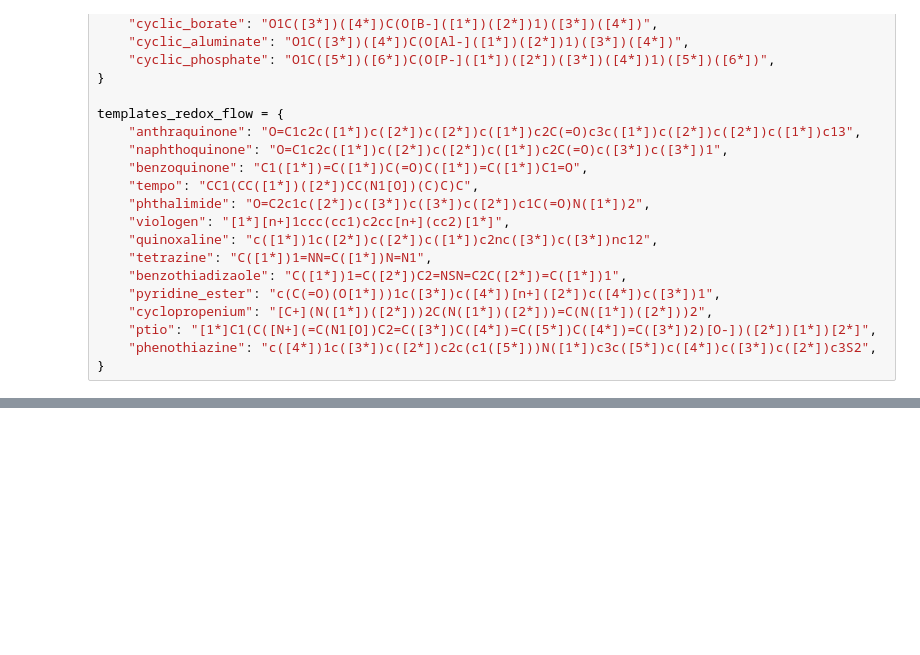
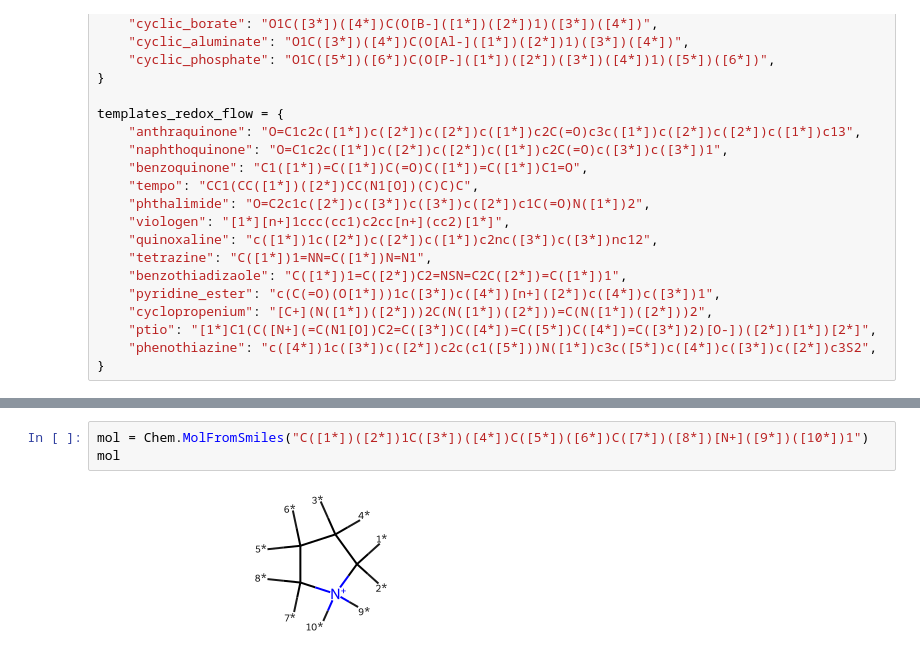
Before and after one commit to Open-Catalyst-Project/om-data, a Jupyter notebook: electrolytes/functionalization/functional_group_substitution.ipynb, the cells around one changed output, grey strips where cells are left out. Cells and saved outputs as stored; diff of their text form; blank space fills up the shorter version.

```diff
--- a/electrolytes/functionalization/functional_group_substitution.ipynb
+++ b/electrolytes/functionalization/functional_group_substitution.ipynb
@@ -86,0 +352,5 @@ Chem.Draw.MolsMatrixToGridImage(redox_mols, subImgSize=(300, 300))
+# %%
+mol = Chem.MolFromSmiles("C([1*])([2*])1C([3*])([4*])C([5*])([6*])C([7*])([8*])[N+]([9*])([10*])1")
+mol
+# %% [output]
+[figure, added]
```
Also changed, not shown: parts of 12 cells of this notebook.
